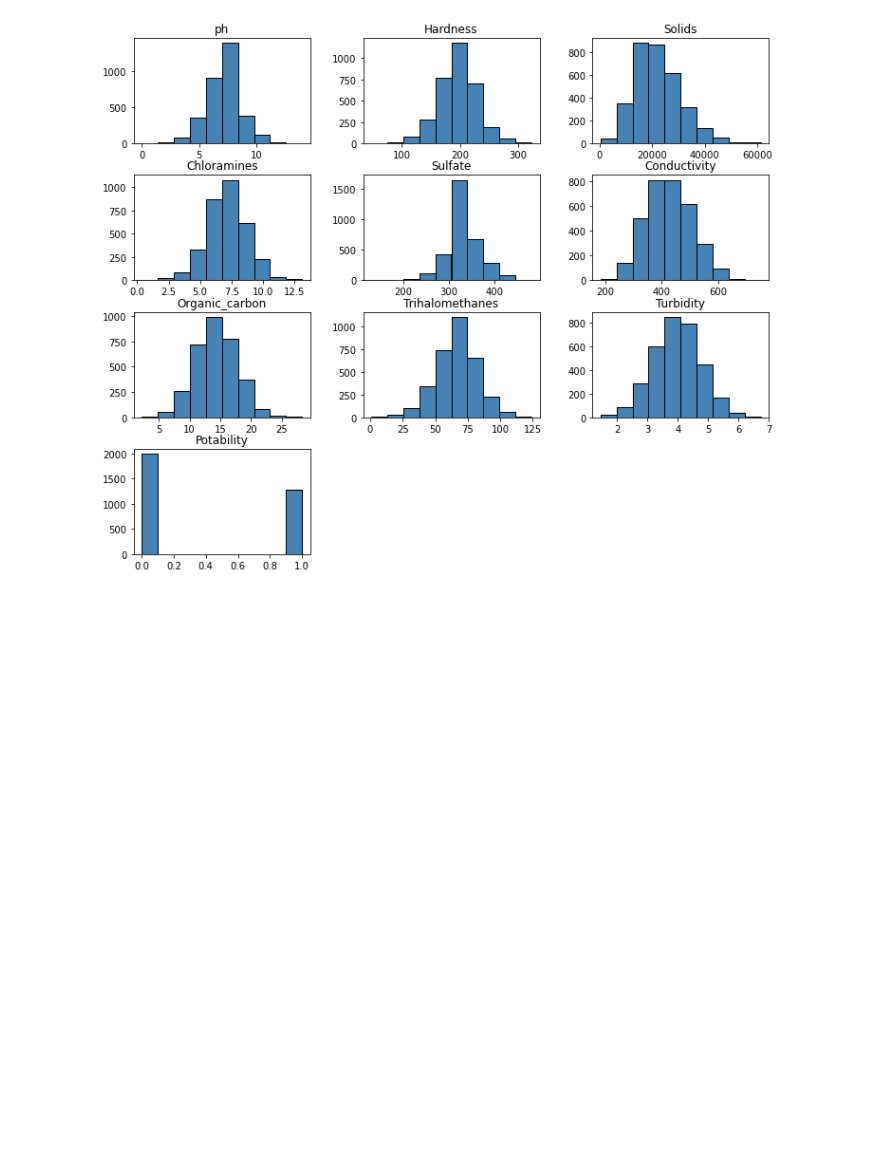
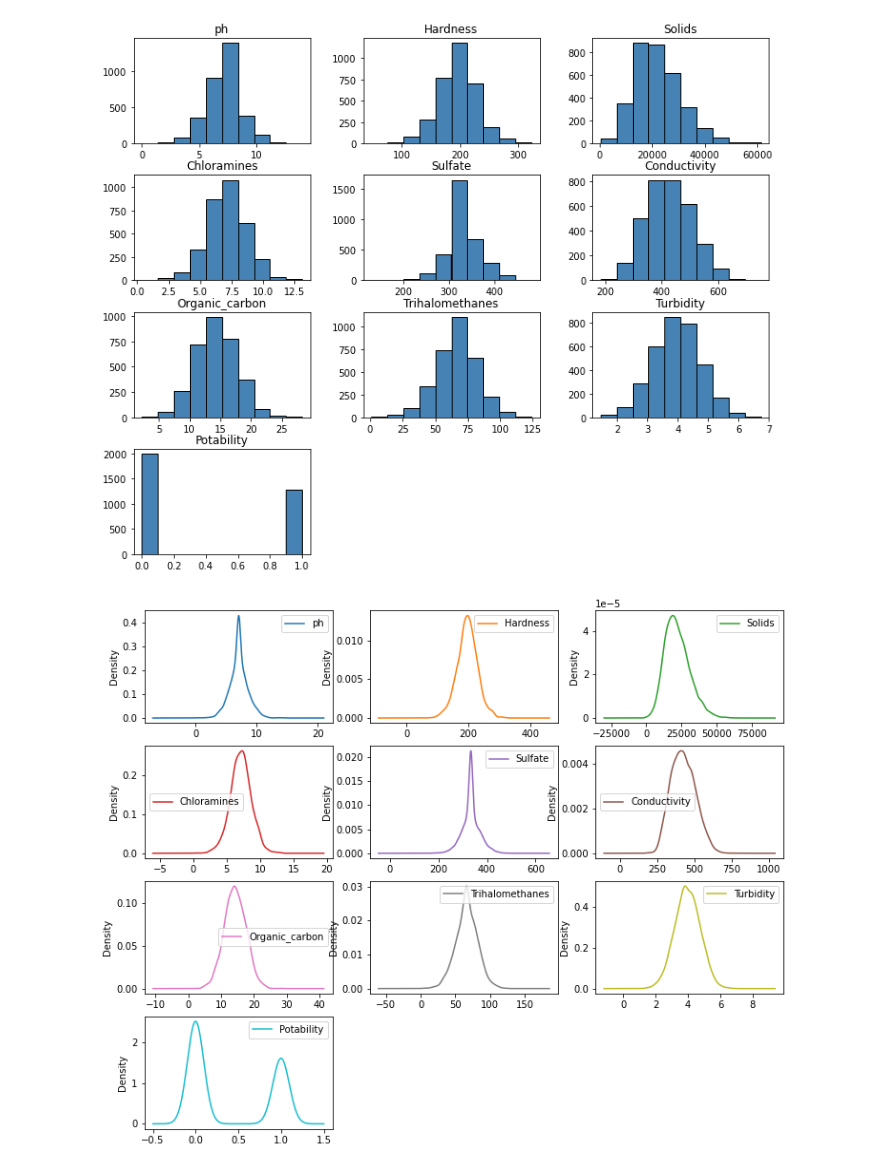
Before and after one commit to SofiyahElemide/Lasso, a Jupyter notebook: water_potabilityprediction.ipynb, the cells around one changed output. Drawn from its saved outputs; the diff is of its cells as text; code cells hidden in the pictures; blank space fills up the shorter version.

Commit message:
chore: add more plots to existing one

```diff
--- a/water_potabilityprediction.ipynb
+++ b/water_potabilityprediction.ipynb
@@ -166,3 +166,8 @@ df.describe()
 df.hist(grid = False, color = 'steelblue', edgecolor = 'black', figsize = (12,10));
 # %% [output]
 [figure]
+# %%
+df.plot(kind="density", subplots=True, layout=(4,3), sharex=False, figsize=(12, 10))
+plt.show()
+# %% [output]
+[figure, added]
```
